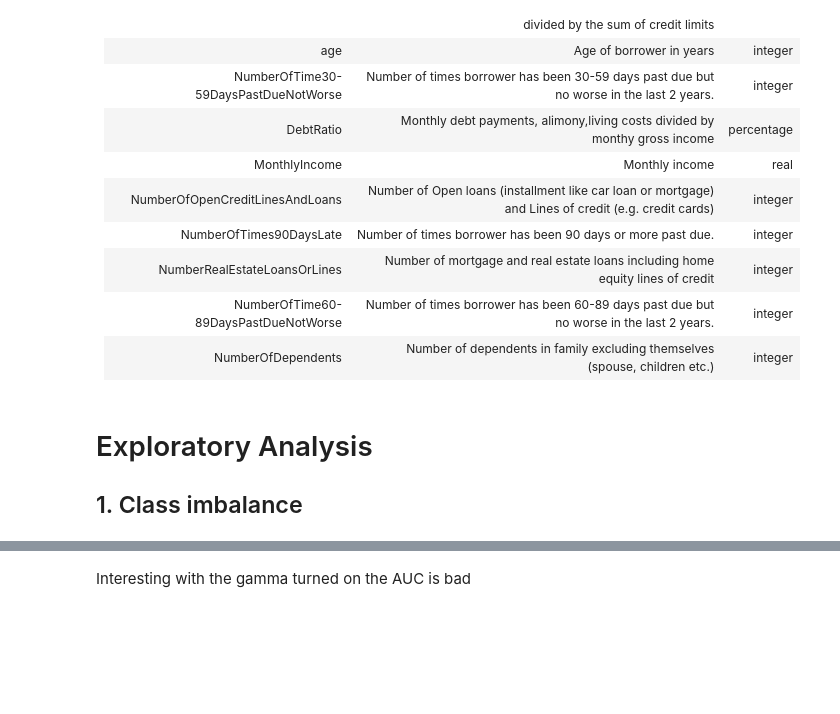
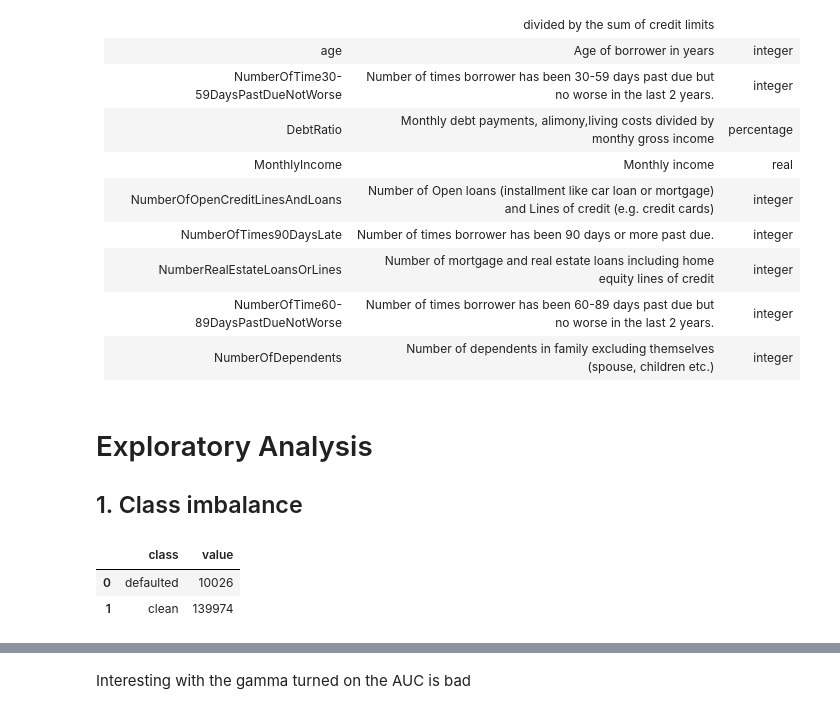
Before and after one commit to etheleon/honestbee, a Jupyter notebook: GiveMeSomeCredit.ipynb, the cells around one changed output, grey strips where cells are left out. Drawn from its saved outputs; the diff is of its cells as text; code cells hidden in the pictures; blank space fills up the shorter version.

Commit message:
cleaned it up

```diff
--- a/GiveMeSomeCredit.ipynb
+++ b/GiveMeSomeCredit.ipynb
@@ -112,12 +141,16 @@ Below's the description of the input data:
 
 ## 1. Class imbalance
 # %%
-X_train, X_test, y_train, y_test, testDF = loadData(preprocessed=False)
+X_train, X_test, y_train, y_test, testDF = Utils.loadData(preprocessed=False)
 defaulted = np.sum(y_train != 0) + np.sum(y_test != 0)
 clean = np.sum(y_train == 0) + np.sum(y_test == 0)
 
 classSep = pd.DataFrame({
     "class":["defaulted","clean"],
     "value":[defaulted, clean]
 }, index=[0,1])
 classSep
+# %% [output]
+|  | class | value |
+| 0 | defaulted | 10026 |
+| 1 | clean | 139974 |
```
Also changed, not shown: parts of 66 cells of this notebook, 1 other file.
